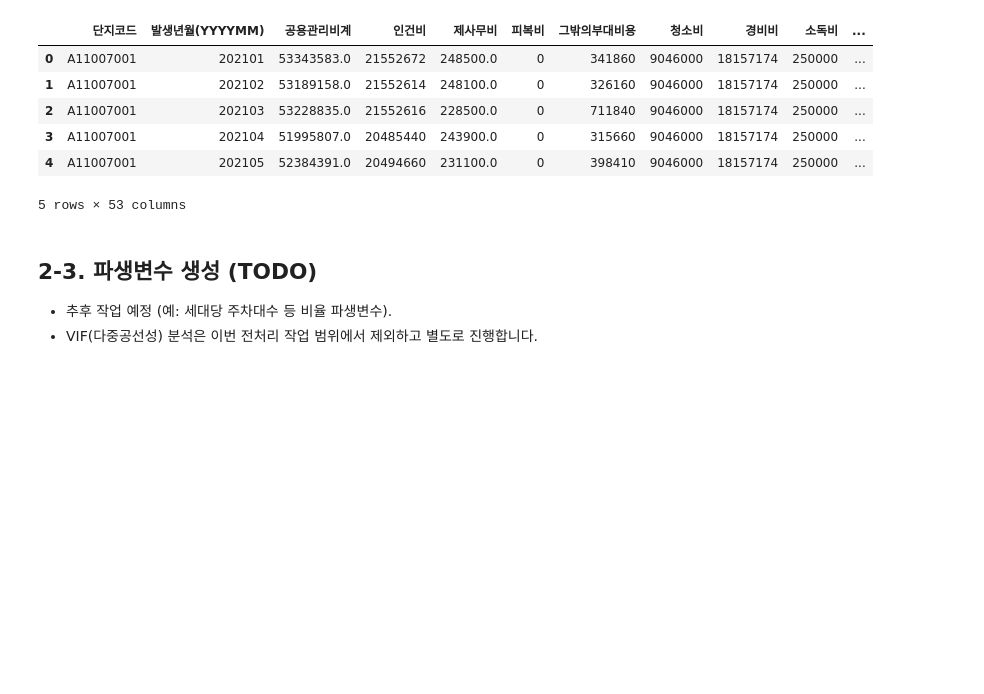
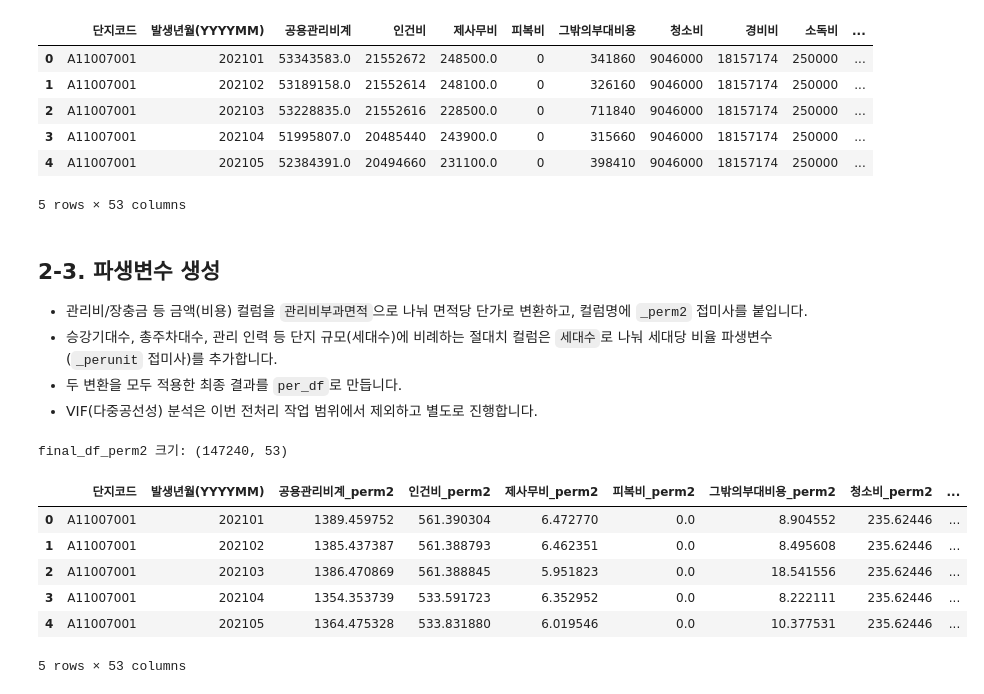
Before and after one commit to roh-git/mlapt_project, a Jupyter notebook: main_analysis.ipynb, the cells around one changed output. Drawn from its saved outputs; the diff is of its cells as text; code cells hidden in the pictures; blank space fills up the shorter version.

```diff
--- a/main_analysis.ipynb
+++ b/main_analysis.ipynb
@@ -149,6 +149,38 @@ final_df.head()
 | 4 | A11007001 | 202105 | 52384391.0 | 20494660 | 231100.0 | 0 | 398410 | 9046000 | 18157174 | 250000 | ... |
 5 rows × 53 columns
 # %% [markdown]
-## 2-3. 파생변수 생성 (TODO)
-- 추후 작업 예정 (예: 세대당 주차대수 등 비율 파생변수).
+## 2-3. 파생변수 생성
+- 관리비/장충금 등 금액(비용) 컬럼을 `관리비부과면적`으로 나눠 면적당 단가로 변환하고, 컬럼명에 `_perm2` 접미사를 붙입니다.
+- 승강기대수, 총주차대수, 관리 인력 등 단지 규모(세대수)에 비례하는 절대치 컬럼은 `세대수`로 나눠 세대당 비율 파생변수(`_perunit` 접미사)를 추가합니다.
+- 두 변환을 모두 적용한 최종 결과를 `per_df`로 만듭니다.
 - VIF(다중공선성) 분석은 이번 전처리 작업 범위에서 제외하고 별도로 진행합니다.
+# %%
+# 관리비부과면적당 단가로 환산할 금액(비용) 컬럼 목록
+AMOUNT_COLS = [
+    # 관리비.csv 유래
+    '공용관리비계', '인건비', '제사무비', '피복비', '그밖의부대비용', '청소비', '경비비', '소독비',
+    '승강기유지비', '수선비', '개별사용료계', '난방비(공용)', '난방비(전용)', '급탕비(전용)',
+    '전기료(공용)', '전기료(전용)', '수도료(전용)', '생활폐기물수수료', '입대의운영비', '건물보험료',
+    # 장기수선.csv 유래
+    '장충금 월부과액', '장충금 월사용액', '장충금 총적립금액', '잡수입 월수입금액',
+]
+
+def calc_per_area(df, amount_cols=AMOUNT_COLS, area_col='관리비부과면적'):
+    cols = [c for c in amount_cols if c in df.columns]
+    df_perm2 = df.copy()
+    df_perm2[cols] = df[cols].div(df[area_col], axis=0)
+    df_perm2 = df_perm2.rename(columns={c: f'{c}_perm2' for c in cols})
+    return df_perm2
+
+final_df_perm2 = calc_per_area(final_df)
+print(f"final_df_perm2 크기: {final_df_perm2.shape}")
+final_df_perm2.head()
+# %% [output]
+final_df_perm2 크기: (147240, 53)
+|  | 단지코드 | 발생년월(YYYYMM) | 공용관리비계_perm2 | 인건비_perm2 | 제사무비_perm2 | 피복비_perm2 | 그밖의부대비용_perm2 | 청소비_perm2 | ... |
+| 0 | A11007001 | 202101 | 1389.459752 | 561.390304 | 6.472770 | 0.0 | 8.904552 | 235.62446 | ... |
+| 1 | A11007001 | 202102 | 1385.437387 | 561.388793 | 6.462351 | 0.0 | 8.495608 | 235.62446 | ... |
+| 2 | A11007001 | 202103 | 1386.470869 | 561.388845 | 5.951823 | 0.0 | 18.541556 | 235.62446 | ... |
+| 3 | A11007001 | 202104 | 1354.353739 | 533.591723 | 6.352952 | 0.0 | 8.222111 | 235.62446 | ... |
+| 4 | A11007001 | 202105 | 1364.475328 | 533.831880 | 6.019546 | 0.0 | 10.377531 | 235.62446 | ... |
+5 rows × 53 columns
```
Also changed, not shown: parts of 1 cell of this notebook.
